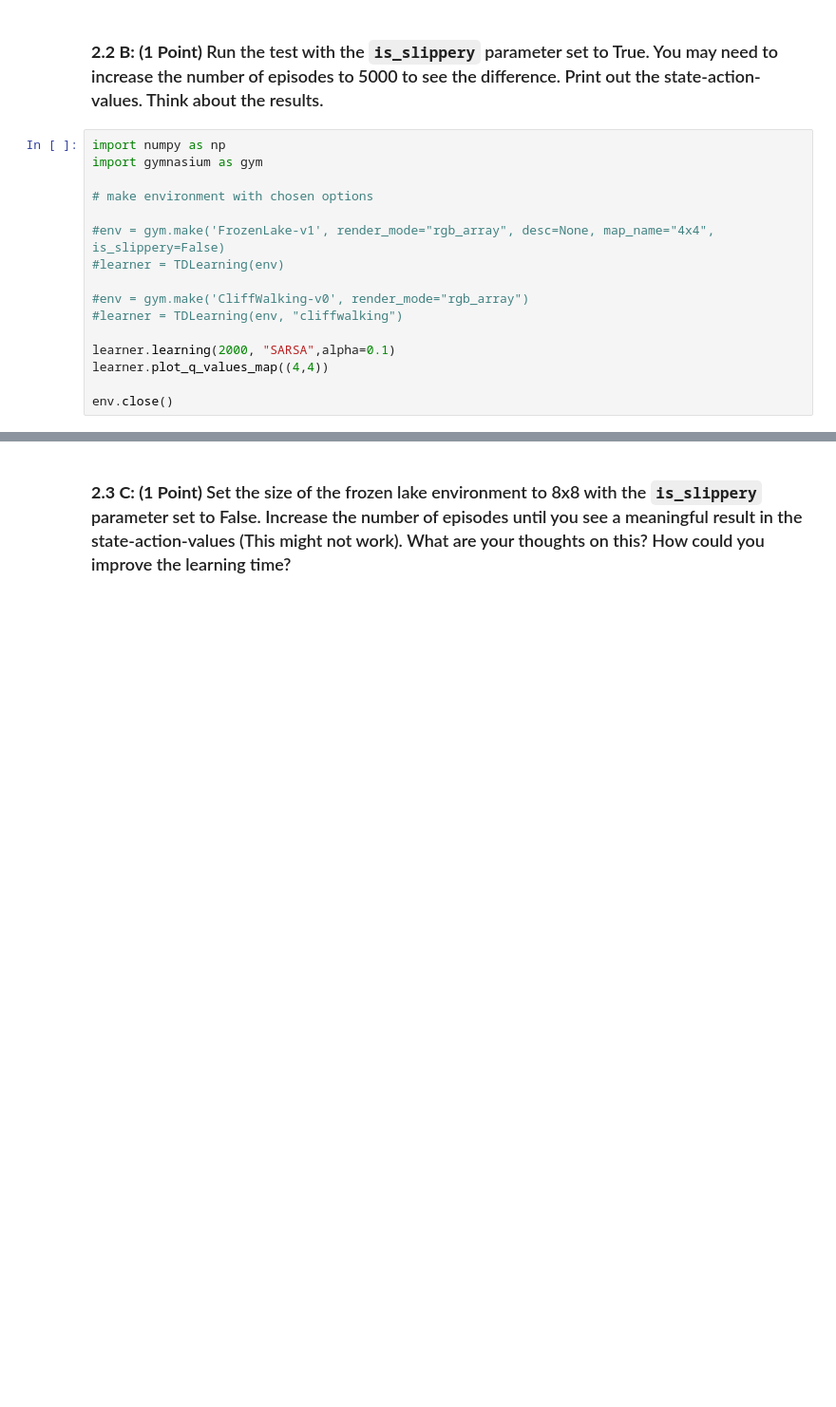
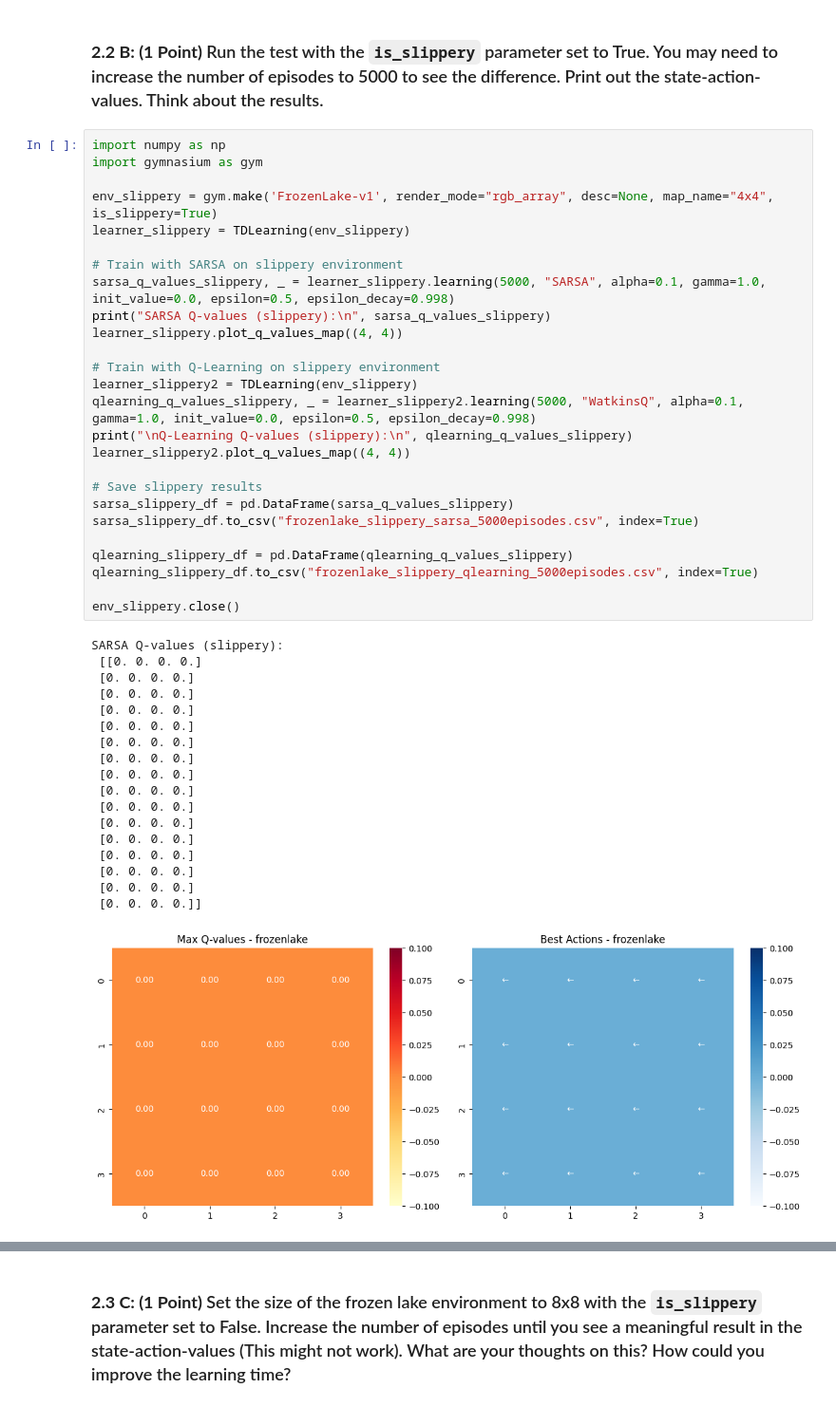
Before and after one commit to muhahsan0626/Reinforcement-Learning, a Jupyter notebook: Assignment_2/ex02_materials/ex02 materials/ex02.ipynb, the cells around one changed output, grey strips where cells are left out. Shown: that part at 95% size. Saved outputs shown, nothing was run; the diff lists cells and outputs as text; blank space fills up the shorter version.

```diff
--- a/Assignment_2/ex02_materials/ex02 materials/ex02.ipynb
+++ b/Assignment_2/ex02_materials/ex02 materials/ex02.ipynb
@@ -407,18 +627,47 @@ class TDLearning:
 # %% [markdown]
  ### **2.2 B: (1 Point)** Run the test with the `is_slippery` parameter set to True. You may need to increase the number of episodes to 5000 to see the difference. Print out the state-action-values. Think about the results.
-# %%
-import numpy as np
-import gymnasium as gym
-
-# make environment with chosen options
-
-#env = gym.make('FrozenLake-v1', render_mode="rgb_array", desc=None, map_name="4x4", is_slippery=False)
-#learner = TDLearning(env)
-
-#env = gym.make('CliffWalking-v0', render_mode="rgb_array")
-#learner = TDLearning(env, "cliffwalking")
-
-learner.learning(2000, "SARSA",alpha=0.1)
-learner.plot_q_values_map((4,4))
-
-env.close()
+# %%
+import numpy as np
+import gymnasium as gym
+
+env_slippery = gym.make('FrozenLake-v1', render_mode="rgb_array", desc=None, map_name="4x4", is_slippery=True)
+learner_slippery = TDLearning(env_slippery)
+
+# Train with SARSA on slippery environment
+sarsa_q_values_slippery, _ = learner_slippery.learning(5000, "SARSA", alpha=0.1, gamma=1.0, init_value=0.0, epsilon=0.5, epsilon_decay=0.998)
+print("SARSA Q-values (slippery):\n", sarsa_q_values_slippery)
+learner_slippery.plot_q_values_map((4, 4))
+
+# Train with Q-Learning on slippery environment
+learner_slippery2 = TDLearning(env_slippery)
+qlearning_q_values_slippery, _ = learner_slippery2.learning(5000, "WatkinsQ", alpha=0.1, gamma=1.0, init_value=0.0, epsilon=0.5, epsilon_decay=0.998)
+print("\nQ-Learning Q-values (slippery):\n", qlearning_q_values_slippery)
+learner_slippery2.plot_q_values_map((4, 4))
+
+# Save slippery results
+sarsa_slippery_df = pd.DataFrame(sarsa_q_values_slippery)
+sarsa_slippery_df.to_csv("frozenlake_slippery_sarsa_5000episodes.csv", index=True)
+
+qlearning_slippery_df = pd.DataFrame(qlearning_q_values_slippery)
+qlearning_slippery_df.to_csv("frozenlake_slippery_qlearning_5000episodes.csv", index=True)
+
+env_slippery.close()
+# %% [output]
+SARSA Q-values (slippery):
+ [[0. 0. 0. 0.]
+ [0. 0. 0. 0.]
+ [0. 0. 0. 0.]
+ [0. 0. 0. 0.]
+ [0. 0. 0. 0.]
+ [0. 0. 0. 0.]
+ [0. 0. 0. 0.]
+ [0. 0. 0. 0.]
+ [0. 0. 0. 0.]
+ [0. 0. 0. 0.]
+ [0. 0. 0. 0.]
+ [0. 0. 0. 0.]
+ [0. 0. 0. 0.]
+ [0. 0. 0. 0.]
+ [0. 0. 0. 0.]
+ [0. 0. 0. 0.]]
+[figure, added]
```
Also changed, not shown: parts of 11 cells of this notebook, 8 other files.
